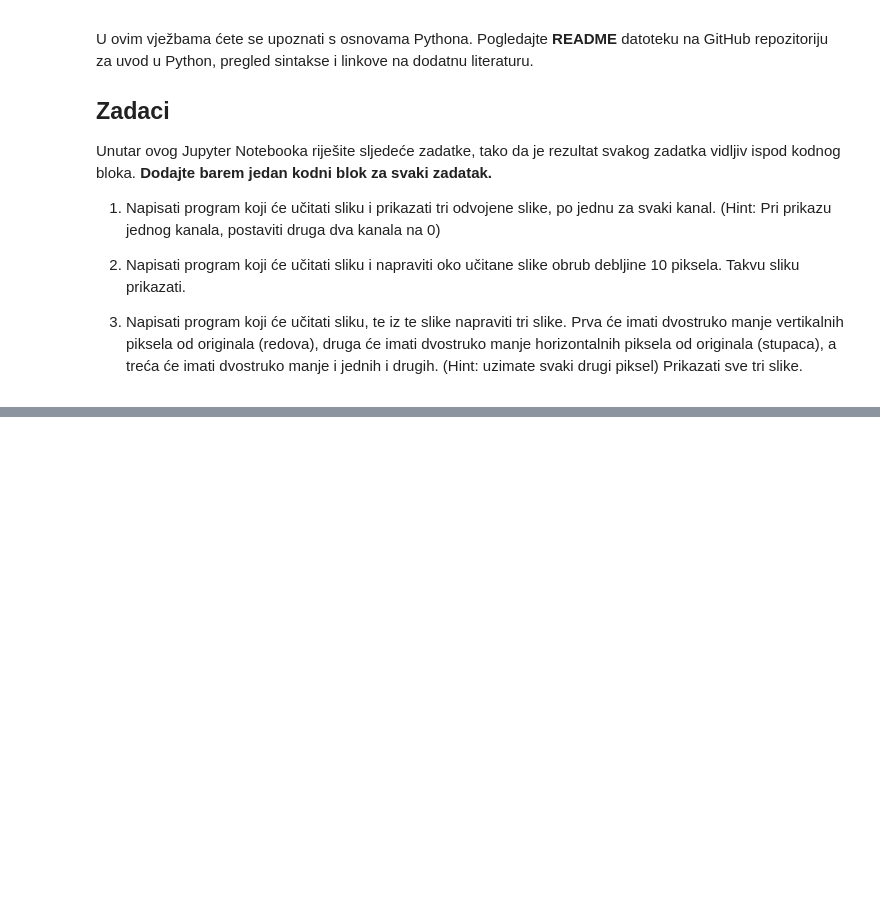
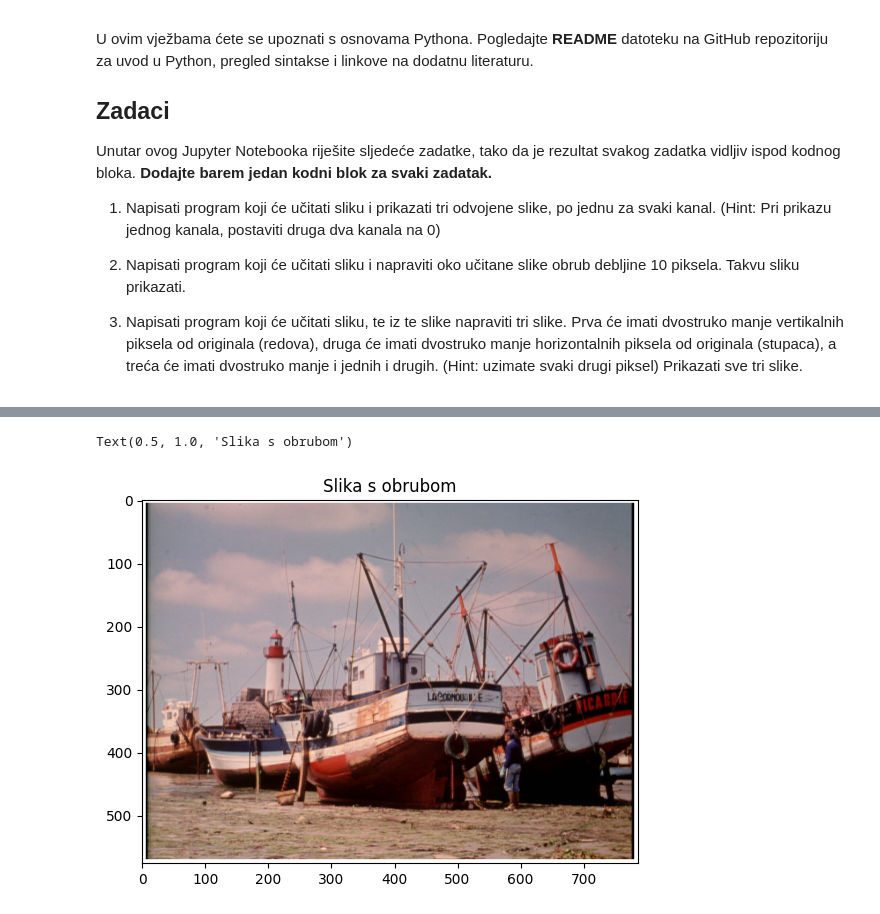
Before and after one commit to IamGrimbo/mono-praksa, a Jupyter notebook: lab1.ipynb, the cells around one changed output, grey strips where cells are left out. Cells and saved outputs as stored; diff of their text form; code cells hidden in the pictures; blank space fills up the shorter version.

```diff
--- a/lab1.ipynb
+++ b/lab1.ipynb
@@ -126,0 +160,18 @@ def show_image(image):
+# %%
+#2. Napisati program koji će učitati sliku i napraviti oko učitane slike obrub debljine 10 piksela. Takvu sliku prikazati.
+file_path = 'slike/BoatsColor.bmp'
+
+img_rgb = imread_rgb(file_path)
+
+border_thickness = 10
+
+bordered_image = img_rgb.copy()
+border_color = (255, 255, 255)
+height, width, _ = bordered_image.shape
+cv.rectangle(bordered_image, (0, 0), (width - 1, height - 1), border_color, border_thickness)
+
+plt.imshow(bordered_image)
+plt.title('Slika s obrubom')
+# %% [output]
+Text(0.5, 1.0, 'Slika s obrubom')
+[figure, added]
```
Also changed, not shown: parts of 3 cells of this notebook.
